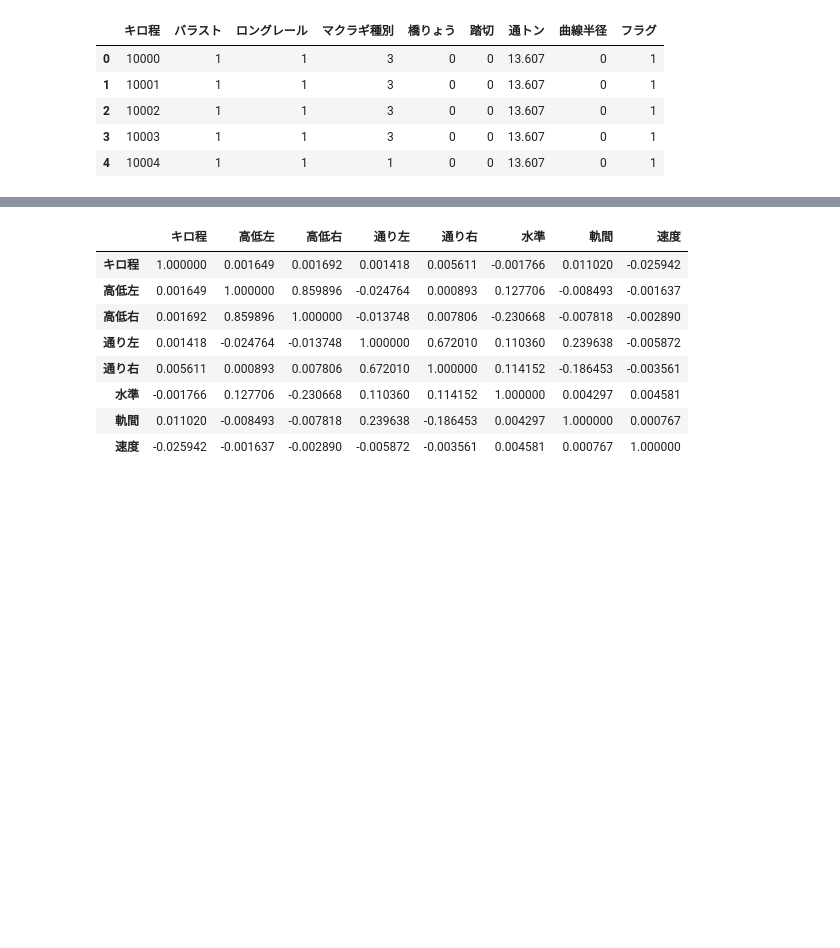
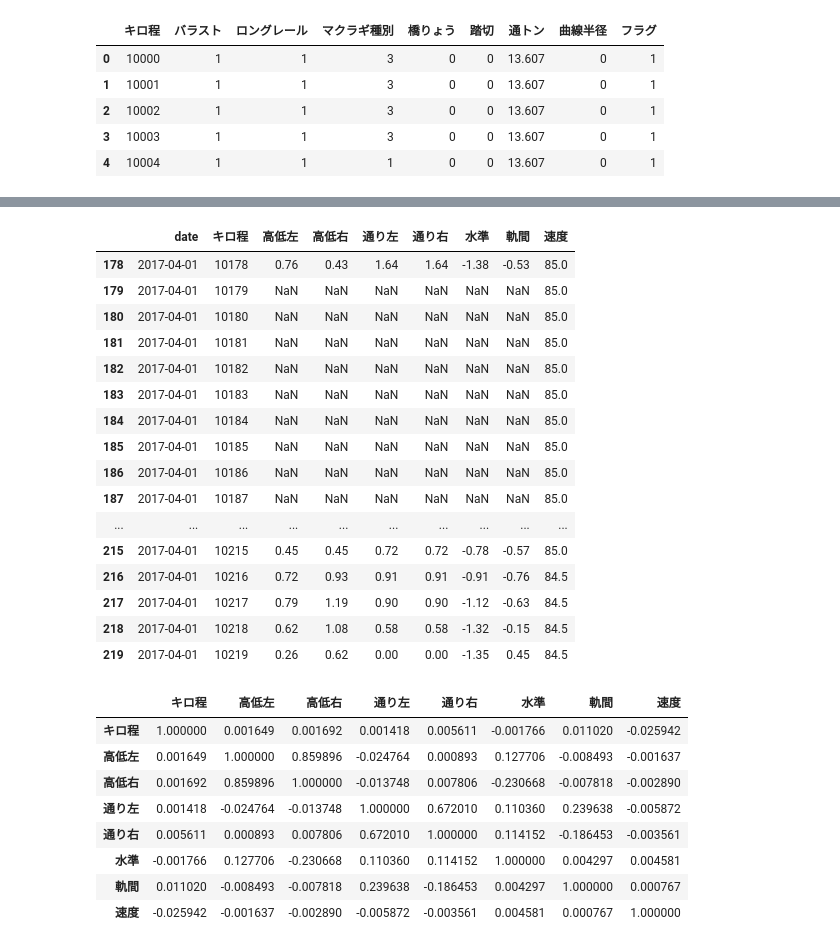
Before and after one commit to akr-student/signate, a Jupyter notebook: contest.ipynb, the cells around one changed output, grey strips where cells are left out. Drawn from its saved outputs; the diff is of its cells as text; code cells hidden in the pictures; blank space fills up the shorter version.

```diff
--- a/contest.ipynb
+++ b/contest.ipynb
@@ -35,0 +59,20 @@ equipments["A"].head()
+# %%
+df[178:220]
+# %% [output]
+|  | date | キロ程 | 高低左 | 高低右 | 通り左 | 通り右 | 水準 | 軌間 | 速度 |
+| 178 | 2017-04-01 | 10178 | 0.76 | 0.43 | 1.64 | 1.64 | -1.38 | -0.53 | 85.0 |
+| 179 | 2017-04-01 | 10179 | NaN | NaN | NaN | NaN | NaN | NaN | 85.0 |
+| 180 | 2017-04-01 | 10180 | NaN | NaN | NaN | NaN | NaN | NaN | 85.0 |
+| 181 | 2017-04-01 | 10181 | NaN | NaN | NaN | NaN | NaN | NaN | 85.0 |
+| 182 | 2017-04-01 | 10182 | NaN | NaN | NaN | NaN | NaN | NaN | 85.0 |
+| 183 | 2017-04-01 | 10183 | NaN | NaN | NaN | NaN | NaN | NaN | 85.0 |
+| 184 | 2017-04-01 | 10184 | NaN | NaN | NaN | NaN | NaN | NaN | 85.0 |
+| 185 | 2017-04-01 | 10185 | NaN | NaN | NaN | NaN | NaN | NaN | 85.0 |
+| 186 | 2017-04-01 | 10186 | NaN | NaN | NaN | NaN | NaN | NaN | 85.0 |
+| 187 | 2017-04-01 | 10187 | NaN | NaN | NaN | NaN | NaN | NaN | 85.0 |
+| ... | ... | ... | ... | ... | ... | ... | ... | ... | ... |
+| 215 | 2017-04-01 | 10215 | 0.45 | 0.45 | 0.72 | 0.72 | -0.78 | -0.57 | 85.0 |
+| 216 | 2017-04-01 | 10216 | 0.72 | 0.93 | 0.91 | 0.91 | -0.91 | -0.76 | 84.5 |
+| 217 | 2017-04-01 | 10217 | 0.79 | 1.19 | 0.90 | 0.90 | -1.12 | -0.63 | 84.5 |
+| 218 | 2017-04-01 | 10218 | 0.62 | 1.08 | 0.58 | 0.58 | -1.32 | -0.15 | 84.5 |
+| 219 | 2017-04-01 | 10219 | 0.26 | 0.62 | 0.00 | 0.00 | -1.35 | 0.45 | 84.5 |
```
Also changed, not shown: parts of 4 cells of this notebook.
